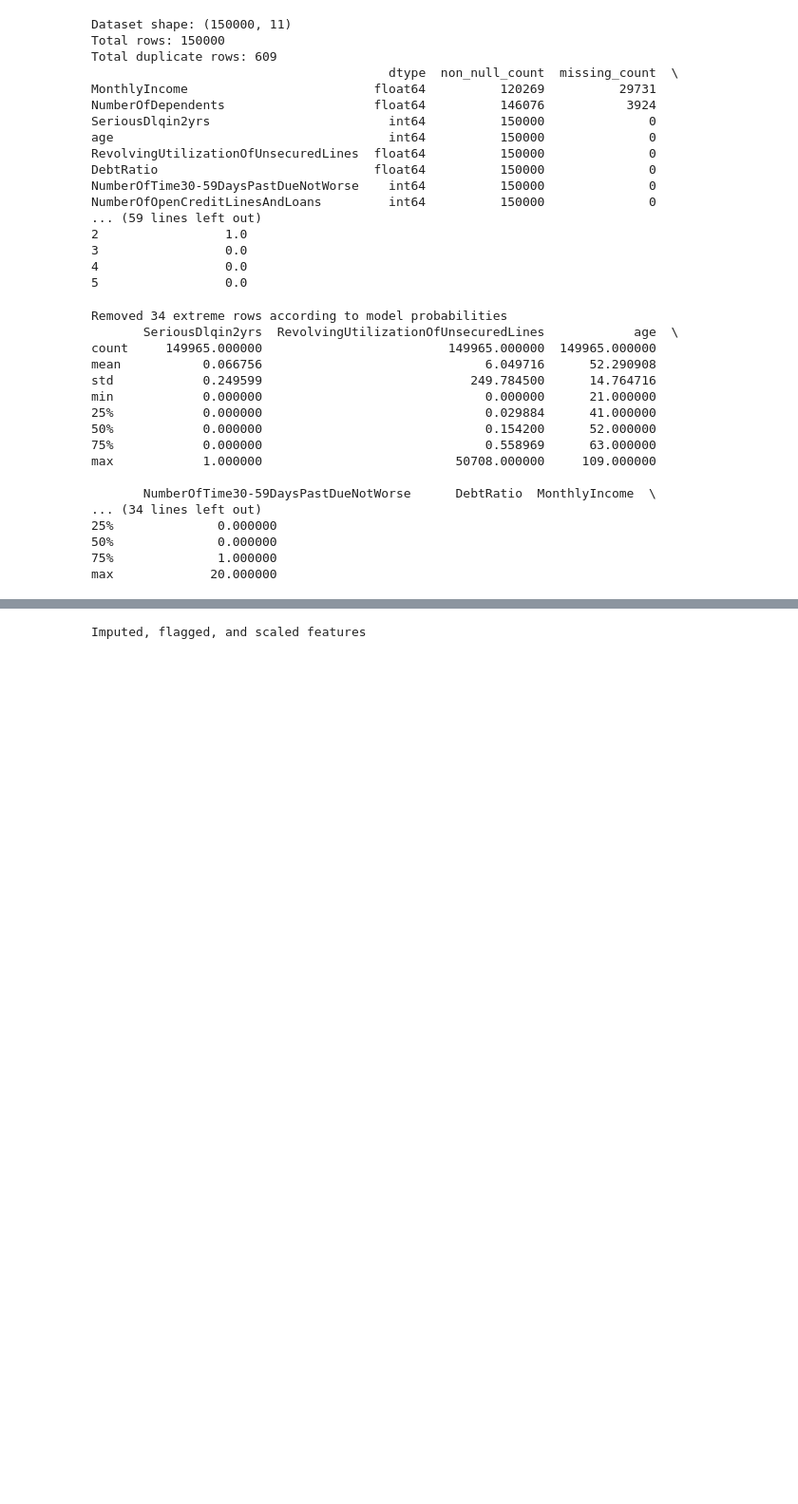
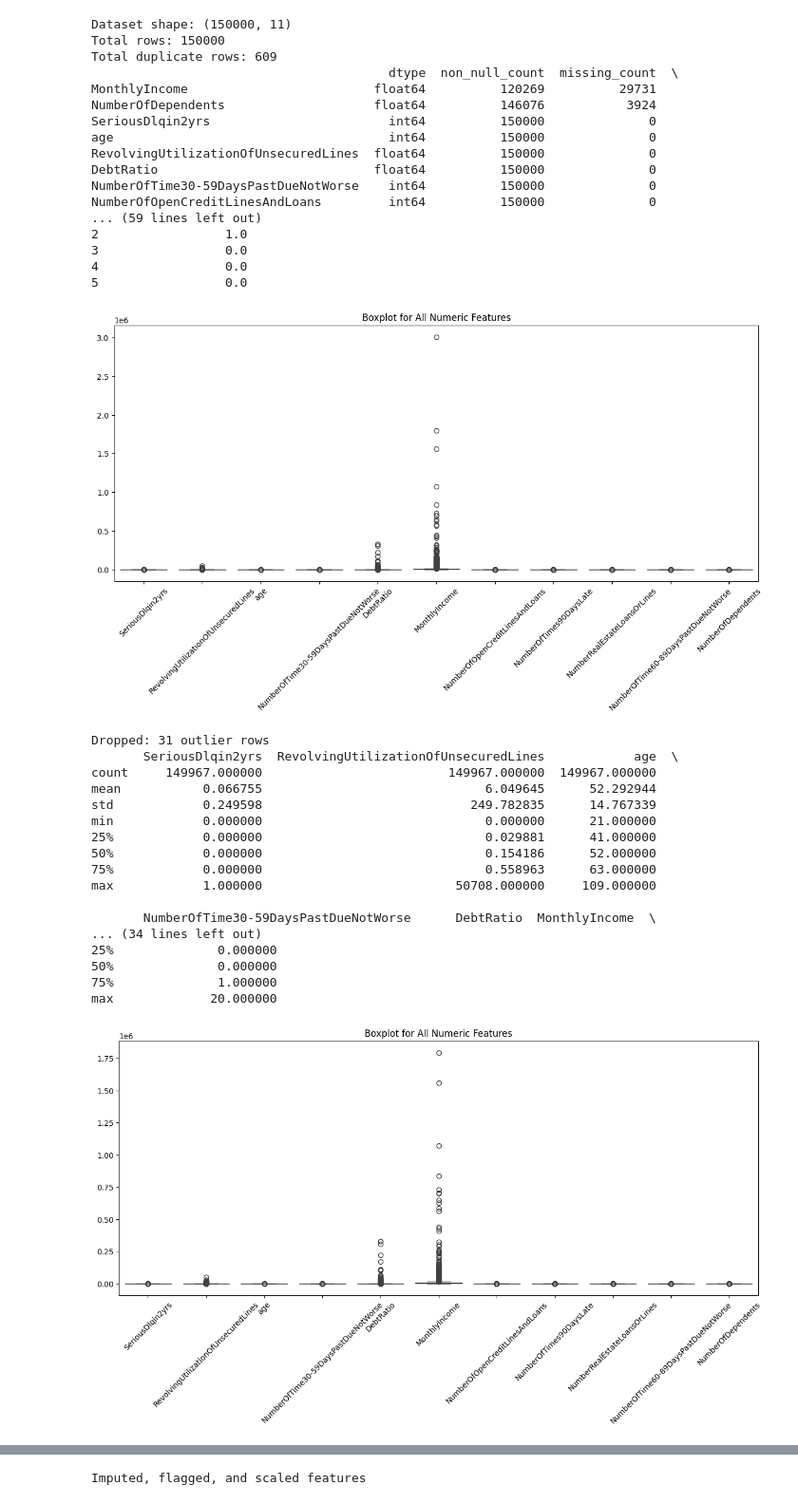
Before and after one commit to sunnysunny77/loan, a Jupyter notebook: cr.ipynb, the cells around one changed output, grey strips where cells are left out. Shown at 95% size. Cells and saved outputs as stored; diff of their text form; code cells hidden in the pictures; blank space fills up the shorter version.

```diff
--- a/cr.ipynb
+++ b/cr.ipynb
@@ -580,18 +581,40 @@ NumberOfOpenCreditLinesAndLoans         int64          150000              0
 5                 0.0
 # %%
 # Outlier Handling
+numeric_df = df_train.select_dtypes(include=['int64', 'float64'])
+plt.figure(figsize=(15, 6))
+sns.boxplot(data=numeric_df)
+plt.title("Boxplot for All Numeric Features")
+plt.xticks(rotation=45)
+plt.show()
+
+
 df_train = df_train[df_train['age'] > 0].reset_index(drop=True)
-df_filtered = outlier_handling(df_train, target_col="SeriousDlqin2yrs", threshold_high=99.99, threshold_low=0.01)
+df_train = df_train.sort_values(by="MonthlyIncome", ascending=False).iloc[1:].reset_index(drop=True)
+df_filtered = outlier_handling(
+    df_train,
+    target_col="SeriousDlqin2yrs",
+    threshold_high=99.99,
+    threshold_low=0.01
+)
+
+numeric_df = df_filtered.select_dtypes(include=['int64', 'float64'])
+plt.figure(figsize=(15, 6))
+sns.boxplot(data=numeric_df)
+plt.title("Boxplot for All Numeric Features")
+plt.xticks(rotation=45)
+plt.show()
 # %% [output]
+[figure, added]
-Removed 34 extreme rows according to model probabilities
+Dropped: 31 outlier rows
        SeriousDlqin2yrs  RevolvingUtilizationOfUnsecuredLines            age  \
-count     149965.000000                         149965.000000  149965.000000
-mean           0.066756                              6.049716      52.290908
-std            0.249599                            249.784500      14.764716
+count     149967.000000                         149967.000000  149967.000000
+mean           0.066755                              6.049645      52.292944
+std            0.249598                            249.782835      14.767339
 min            0.000000                              0.000000      21.000000
-25%            0.000000                              0.029884      41.000000
-50%            0.000000                              0.154200      52.000000
-75%            0.000000                              0.558969      63.000000
+25%            0.000000                              0.029881      41.000000
+50%            0.000000                              0.154186      52.000000
+75%            0.000000                              0.558963      63.000000
 max            1.000000                          50708.000000     109.000000
 
        NumberOfTime30-59DaysPastDueNotWorse      DebtRatio  MonthlyIncome  \
@@ -600,6 +623,7 @@ max            1.000000                          50708.000000     109.000000
 50%              0.000000
 75%              1.000000
 max             20.000000
+[figure, added]
 # %%
 # Select targets
 df_features, target, feature_cols_to_drop = drop_target_and_ids(df_filtered)
```
Also changed, not shown: parts of 25 cells of this notebook, 2 other files.
